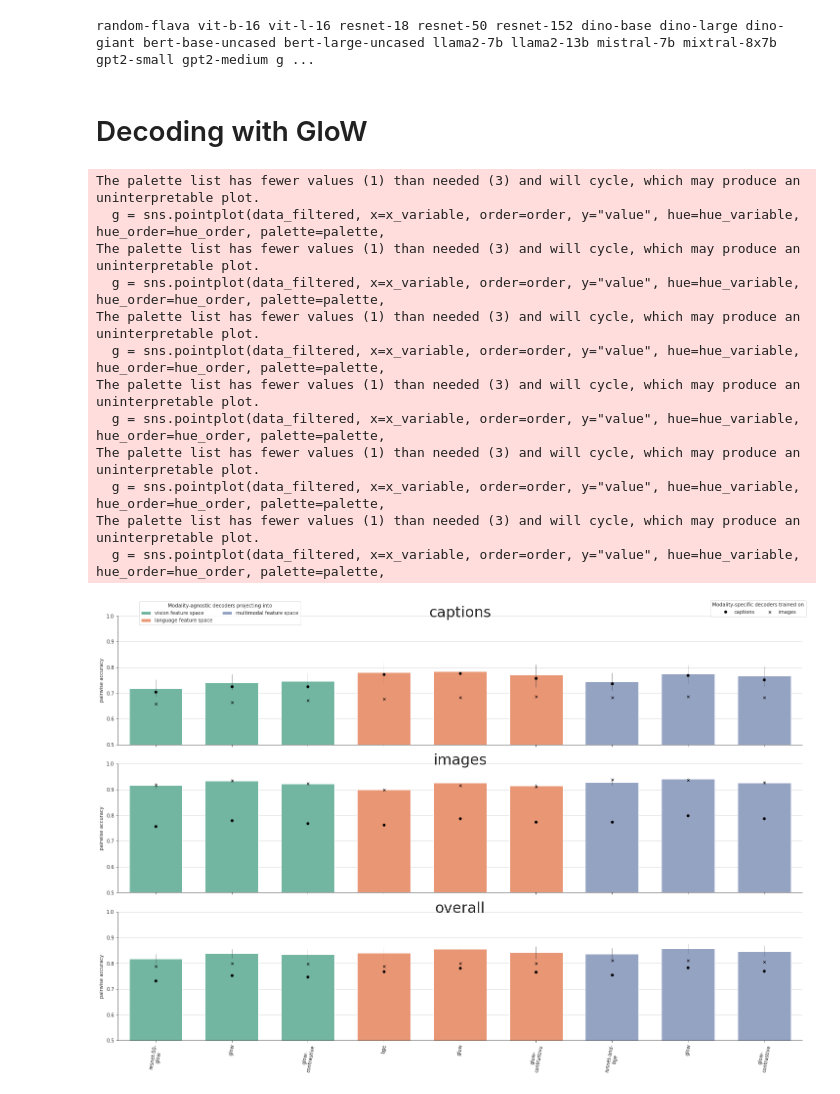
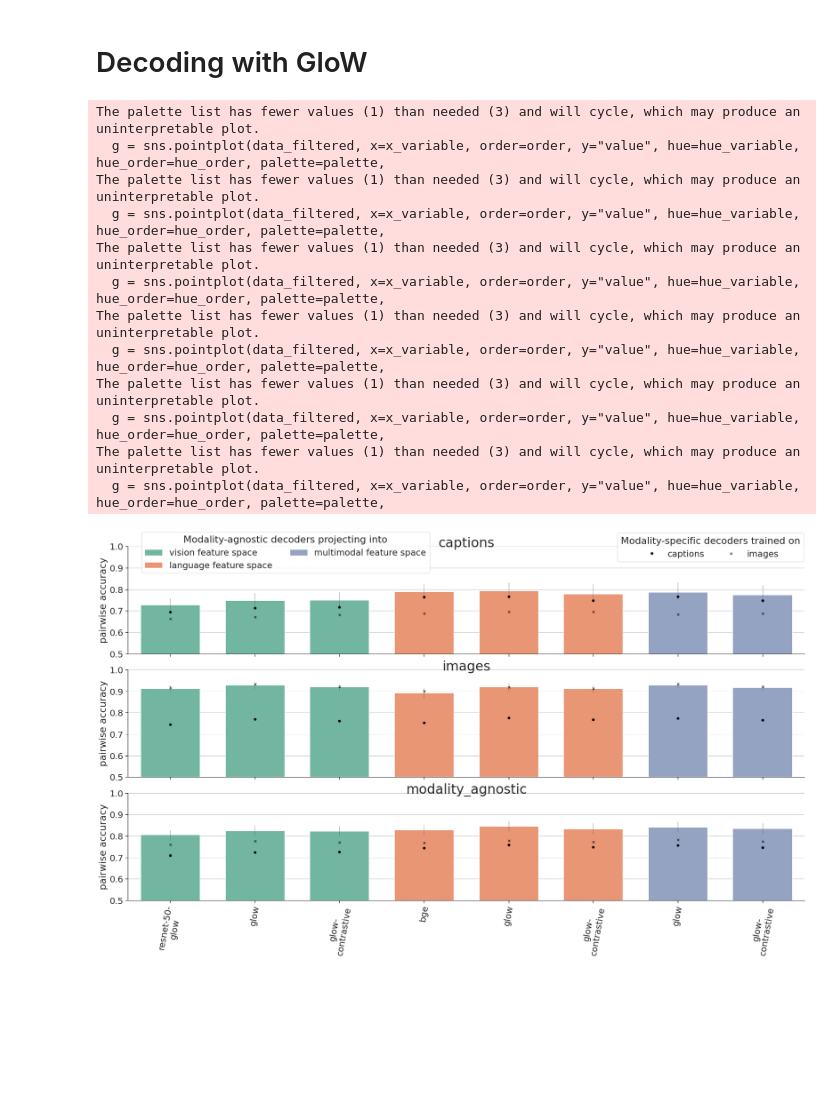
Before and after one commit to mitjanikolaus/multimodal_decoding, a Jupyter notebook: notebooks/glow_analyses.ipynb, the cells around one changed output. Drawn from its saved outputs; the diff is of its cells as text; code cells hidden in the pictures; blank space fills up the shorter version.

```diff
--- a/notebooks/glow_analyses.ipynb
+++ b/notebooks/glow_analyses.ipynb
@@ -44,27 +20,26 @@ all_data_avg = all_data_avg[all_data_avg.subject == "average"]
 # ref performance order:
 #['random-flava', 'resnet-152', 'vit-b-16', 'vit-l-16', 'resnet-18', 'resnet-50', 'dino-giant', 'dino-large', 'dino-base', 'bert-large-uncased', 'bert-base-uncased',
 # 'llama2-7b', 'mixtral-8x7b', 'mistral-7b', 'llama2-13b', 'gpt2-small', 'gpt2-medium', 'gpt2-xl', 'gpt2-large', 'visualbert', 'bridgetower-large', 'clip', 'flava', 'imagebind', 'lxmert', 'vilt']
-FEAT_OPTIONS = ["vision", "lang", "vision+lang", "matched"]
 
-def calc_model_feat_order(data):
-    all_model_feats = data.model_feat.unique()
-    all_models = data.model.unique()
-    for model in all_models:
-        if model not in MODEL_ORDER:
-            raise RuntimeError(f"Model missing in order: {model}")
-    model_feat_order = []
-    for model in MODEL_ORDER:
-        for feats in FEAT_OPTIONS:
-            model_feat = f"{model}_{feats}"
-            if model_feat in all_model_feats:
-                model_feat_order.append(model_feat)
+# FEAT_OPTIONS = ["vision", "lang", "vision+lang", "matched"]
 
-    return model_feat_order
+# def calc_model_feat_order(data):
+#     all_model_feats = data.model_feat.unique()
+#     all_models = data.model.unique()
+#     for model in all_models:
+#         if model not in MODEL_ORDER:
+#             raise RuntimeError(f"Model missing in order: {model}")
+#     model_feat_order = []
+#     for model in MODEL_ORDER:
+#         for feats in FEAT_OPTIONS:
+#             model_feat = f"{model}_{feats}"
+#             if model_feat in all_model_feats:
+#                 model_feat_order.append(model_feat)
 
-for model in MODEL_ORDER:
-    print(model, end=" ")
+#     return model_feat_order
+
+# for model in MODEL_ORDER:
+#     print(model, end=" ")
-# %% [output]
-random-flava vit-b-16 vit-l-16 resnet-18 resnet-50 resnet-152 dino-base dino-large dino-giant bert-base-uncased bert-large-uncased llama2-7b llama2-13b mistral-7b mixtral-8x7b gpt2-small gpt2-medium g ...
 # %%
 distance_metric = 'cosine'
 METRICS = [f'acc_{distance_metric}', f'acc_{distance_metric}_captions', f'acc_{distance_metric}_images']
@@ -102,36 +77,38 @@ def plot_metric_catplot(data, kind="bar", x_variable="model_feat", order=None, r
 # %% [markdown]
 # Decoding with GloW
 # %%
+sns.set(font_scale=1.8)
+
 feat_order = ["vision feature space", "language feature space", "multimodal feature space"]
 
 model_feats_exluded = ["bridgetower-large_multi", "random-flava_vision", "random-flava_lang", "random-flava_vision+lang"]
-data_to_plot = all_data_avg[~all_data_avg.model_feat.isin(model_feats_exluded)].copy()
+data_to_plot = all_data[~all_data.model_feat.isin(model_feats_exluded)].copy()
 
 # models_to_plot = ["resnet-50-glow", "bge", "resnet-and-bge", "glow", "glow-contrastive"]
-model_feat_order = ['resnet-50-glow_vision', 'glow_vision', 'glow-contrastive_vision', 'bge_lang', 'glow_lang', 'glow-contrastive_lang', 'resnet-and-bge_vision+lang', 'glow_vision+lang', "glow-contrastive_vision+lang"]
+model_feat_order = ['resnet-50-glow_vision', 'glow_vision', 'glow-contrastive_vision', 'bge_lang', 'glow_lang', 'glow-contrastive_lang', 'glow_matched', "glow-contrastive_matched"] #, 'resnet-and-bge_vision+lang'
 data_to_plot = data_to_plot[data_to_plot.model_feat.isin(model_feat_order)]
 data_to_plot = data_to_plot[data_to_plot.vision_features == 'visual_feature_mean']
 
-data_to_plot["features"] = data_to_plot.features.replace({"vision": "vision feature space", "lang": "language feature space", "vision+lang": "multimodal feature space"})
+data_to_plot["features"] = data_to_plot.features.replace({"vision": "vision feature space", "lang": "language feature space", "matched": "multimodal feature space"})
 
 data_to_plot = data_to_plot[data_to_plot["mask"] == "whole_brain"]
 # model_feat_order = calc_model_feat_order(data_to_plot)
 # model_feat_order = ['resnet-50-glow_vision', 'glow_vision', 'bge_lang', 'glow_lang', 'resnet-and-bge_vision+lang', 'glow_vision+lang']
-metrics_order = ["pairwise_acc_captions", "pairwise_acc_images", "pairwise_acc_mean"]
+metrics_order = [ACC_CAPTIONS, ACC_IMAGES, ACC_MODALITY_AGNOSTIC]
 figure, lgd = create_result_graph(data_to_plot, model_feat_order, metrics=metrics_order, row_order=metrics_order, hue_order=feat_order, ylim=(0.5, 1),
-                             legend_bbox=(0.06,1.01), height=4.5, legend_title="Modality-agnostic decoders projecting into")
-# plt.savefig(os.path.join(RESULTS_DIR, f"features_comparison_pairwise_acc_multimodal_models.png"), bbox_extra_artists=(lgd,), bbox_inches='tight', pad_inches=0, dpi=300)
+                             legend_bbox=(0.06,1.01), height=4.5, legend_title="Modality-agnostic decoders projecting into", verify_num_datapoints=False)
+plt.savefig(os.path.join(RESULTS_DIR, f"glow_features_comparison_pairwise_acc_multimodal_models.png"), bbox_extra_artists=(lgd,), bbox_inches='tight', pad_inches=0, dpi=300)
 # %% [output]
 The palette list has fewer values (1) than needed (3) and will cycle, which may produce an uninterpretable plot.
   g = sns.pointplot(data_filtered, x=x_variable, order=order, y="value", hue=hue_variable, hue_order=hue_order, palette=palette,
 The palette list has fewer values (1) than needed (3) and will cycle, which may produce an uninterpretable plot.
   g = sns.pointplot(data_filtered, x=x_variable, order=order, y="value", hue=hue_variable, hue_order=hue_order, palette=palette,
 The palette list has fewer values (1) than needed (3) and will cycle, which may produce an uninterpretable plot.
   g = sns.pointplot(data_filtered, x=x_variable, order=order, y="value", hue=hue_variable, hue_order=hue_order, palette=palette,
 The palette list has fewer values (1) than needed (3) and will cycle, which may produce an uninterpretable plot.
   g = sns.pointplot(data_filtered, x=x_variable, order=order, y="value", hue=hue_variable, hue_order=hue_order, palette=palette,
 The palette list has fewer values (1) than needed (3) and will cycle, which may produce an uninterpretable plot.
   g = sns.pointplot(data_filtered, x=x_variable, order=order, y="value", hue=hue_variable, hue_order=hue_order, palette=palette,
 The palette list has fewer values (1) than needed (3) and will cycle, which may produce an uninterpretable plot.
   g = sns.pointplot(data_filtered, x=x_variable, order=order, y="value", hue=hue_variable, hue_order=hue_order, palette=palette,
-[figure, old version]
+[figure, new version]
```
Also changed, not shown: parts of 4 cells of this notebook, 5 other files.
